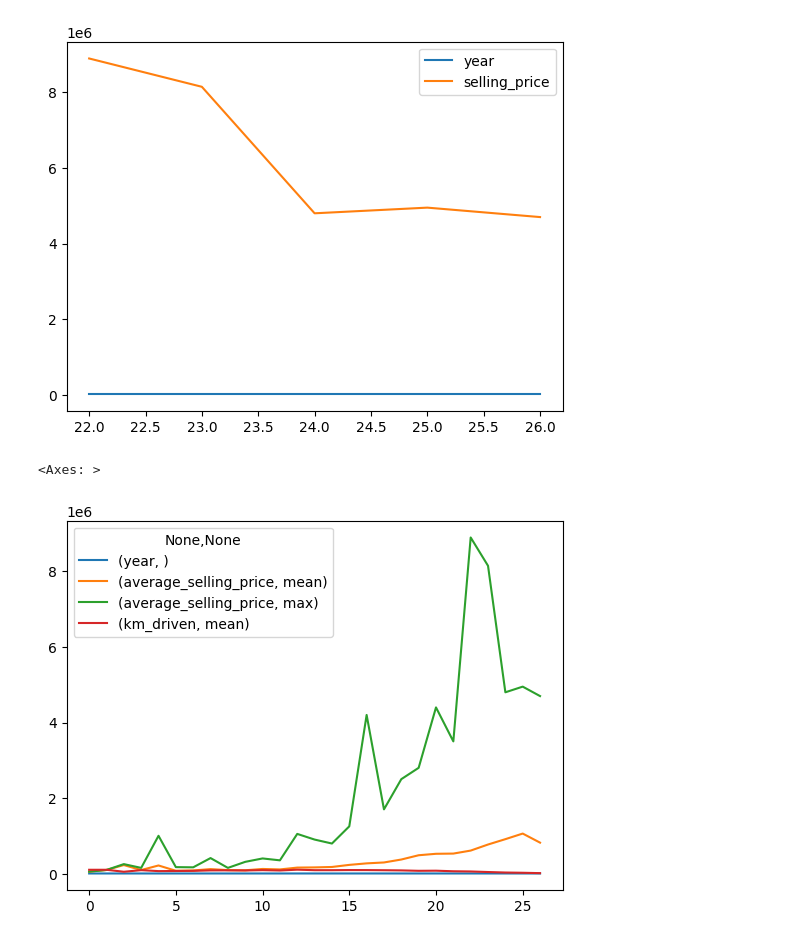
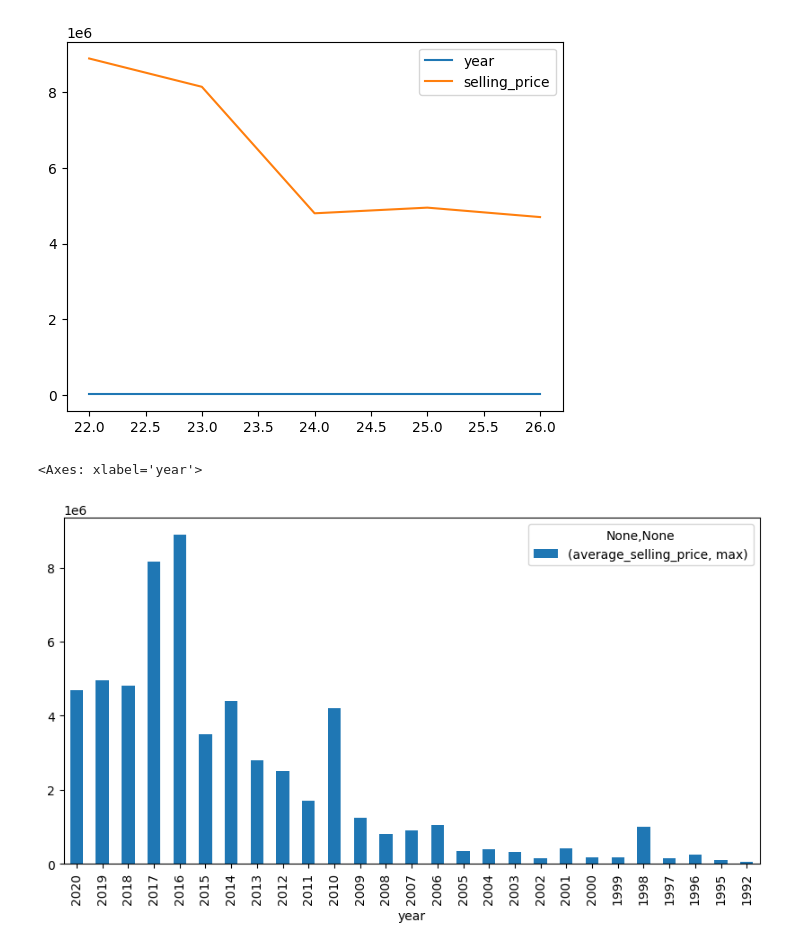
Before and after one commit to ContriBCN/Pontia, a Jupyter notebook: tarea_pandas.ipynb, the cells around one changed output. Saved outputs shown, nothing was run; the diff lists cells and outputs as text; code cells hidden in the pictures.

```diff
--- a/tarea_pandas.ipynb
+++ b/tarea_pandas.ipynb
@@ -41,7 +41,7 @@ df.groupby('year').agg({'selling_price':'max'}).reset_index().tail(5).plot() #re
 # %%
 df_agg = df.groupby('year').agg({'selling_price':['mean','max'] , 'km_driven':'mean'}).reset_index().sort_values(by = 'year' , ascending = False).rename(columns = {'selling_price':'average_selling_price'})
 
-df_agg.plot()
+df_agg.plot( x = ('year'), y = ('average_selling_price','max'), kind = 'bar', figsize = (10,5))
 # %% [output]
-<Axes: >
+<Axes: xlabel='year'>
-[figure, old version]
+[figure, new version]
```
